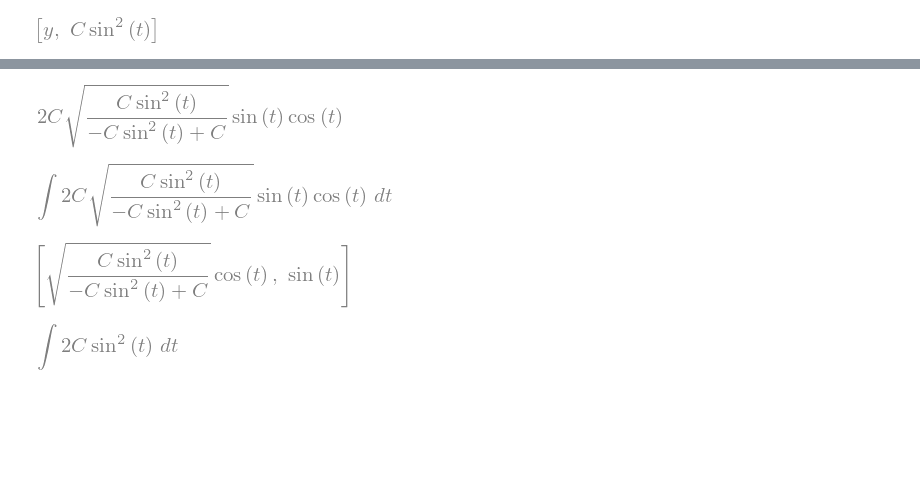
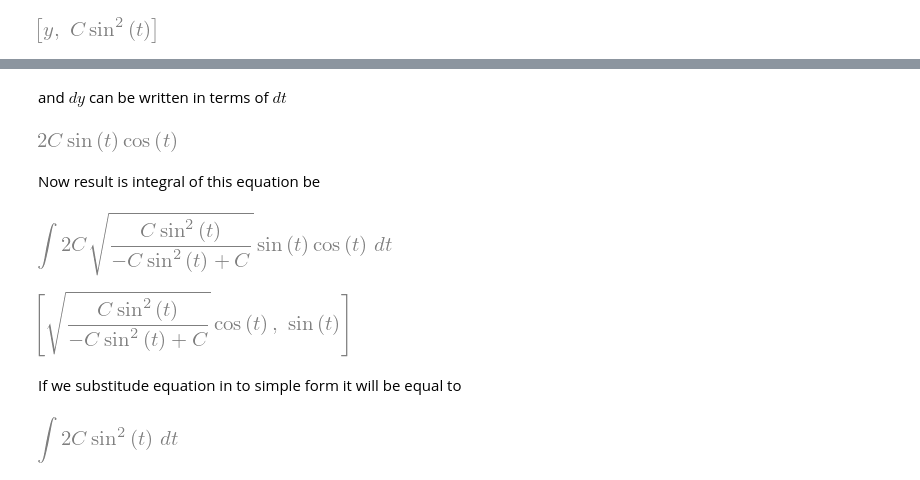
Before and after one commit to cnkndmr/brachistochrone-problem, a Jupyter notebook: shortest_path.ipynb, the cells around one changed output, grey strips where cells are left out. Drawn from its saved outputs; the diff is of its cells as text; code cells hidden in the pictures; blank space fills up the shorter version.

```diff
--- a/shortest_path.ipynb
+++ b/shortest_path.ipynb
@@ -85,18 +114,24 @@ subs_par1
+# %% [markdown]
+and $dy$ can be written in terms of $dt$
+# %%
+diff(subs_par1[1], t)
+# %% [output]
+[figure, added]
+# %% [markdown]
+Now result is integral of this equation be
 # %%
 eq6 = eq5.subs(subs_par1[0], subs_par1[1]) * diff(subs_par1[1], t)
-eq6
+display(Integral(eq6, t))
 # %% [output]
-[figure, old version]
+[figure, new version]
-# %%
-display(Integral(eq6, t))
-# %% [output]
-[figure, removed]
 # %%
 subs_par2 = [sqrt(subs_par1[1] / (C - subs_par1[1])) * cos(t),
              sin(t)]
 subs_par2
 # %% [output]
 [figure]
+# %% [markdown]
+If we substitude equation in to simple form it will be equal to
 # %%
 display(Integral(eq6.subs(subs_par2[0], subs_par2[1]), t))
 # %% [output]
```
Also changed, not shown: parts of 24 cells of this notebook.
